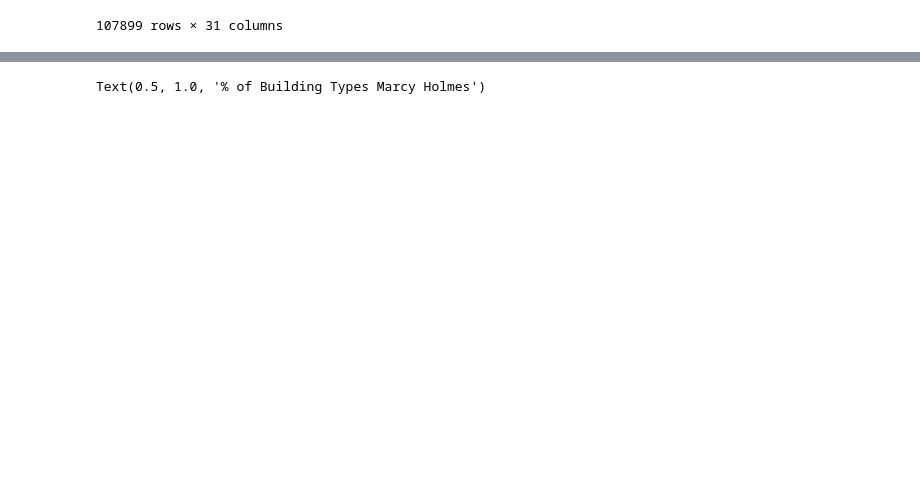
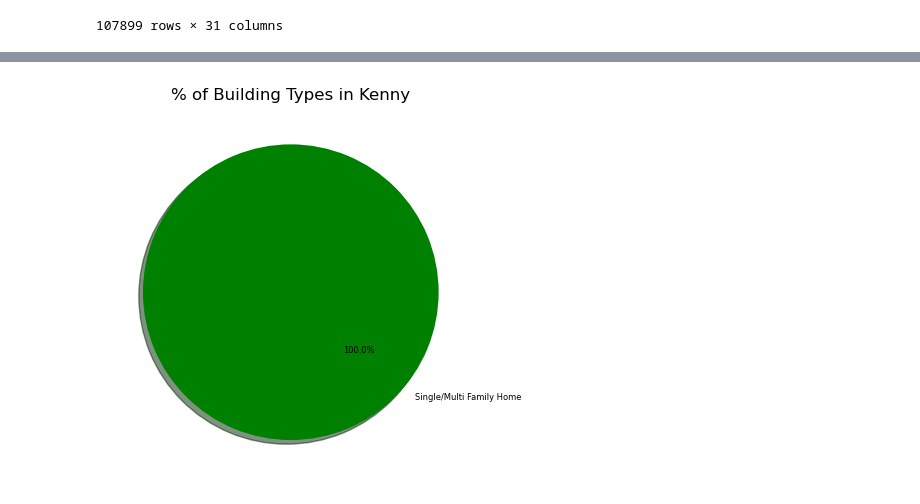
Before and after one commit to djthapa22/P1-G5, a Jupyter notebook: Building_Type_Analysis.ipynb, the cells around one changed output, grey strips where cells are left out. Drawn from its saved outputs; the diff is of its cells as text; code cells hidden in the pictures; blank space fills up the shorter version.

```diff
--- a/Building_Type_Analysis.ipynb
+++ b/Building_Type_Analysis.ipynb
@@ -171,9 +174,12 @@ all_minneapolis
 # %%
-new_property_types_RES_Marcy = new_property_types_RES_clean[new_property_types_RES_clean['NEIGHBORHOOD'] == 'MARCY-HOLMES' ]
-properties_in_marcy = new_property_types_RES_Marcy.groupby('PRIMARY_PROP_TYPE').count()['HOUSE_NO'].reset_index()
+###GRAPHS FOR KENNY NEIGHBORHOOD
+new_property_types_RES_kenny = new_property_types_RES_clean[new_property_types_RES_clean['NEIGHBORHOOD']== 'KENNY']
+properties_in_kenny = new_property_types_RES_kenny.groupby('PRIMARY_PROP_TYPE').count()['HOUSE_NO'].reset_index()
 
-marcy_holmes = plt.pie(properties_in_marcy['HOUSE_NO'], labels=properties_in_marcy['PRIMARY_PROP_TYPE'], colors=colors,
+Kenny_pie = plt.pie(properties_in_kenny['HOUSE_NO'], labels=properties_in_kenny['PRIMARY_PROP_TYPE'], colors=colors,
         autopct="%1.1f%%" , shadow=True, startangle=140, textprops={'fontsize': 6})
 
-plt.title('% of Building Types Marcy Holmes')
+plt.title('% of Building Types in Kenny')
+
+plt.show()
 # %% [output]
@@ -182,3 +186,3 @@ plt.title('% of Building Types Marcy Holmes')
-Text(0.5, 1.0, '% of Building Types Marcy Holmes')
+[figure, added]
 # %%
 avg_value_per_building_minneapolis = new_property_types_RES_clean.groupby('PRIMARY_PROP_TYPE').mean()['Per Unit Value'].reset_index()
```
Also changed, not shown: parts of 15 cells of this notebook.
